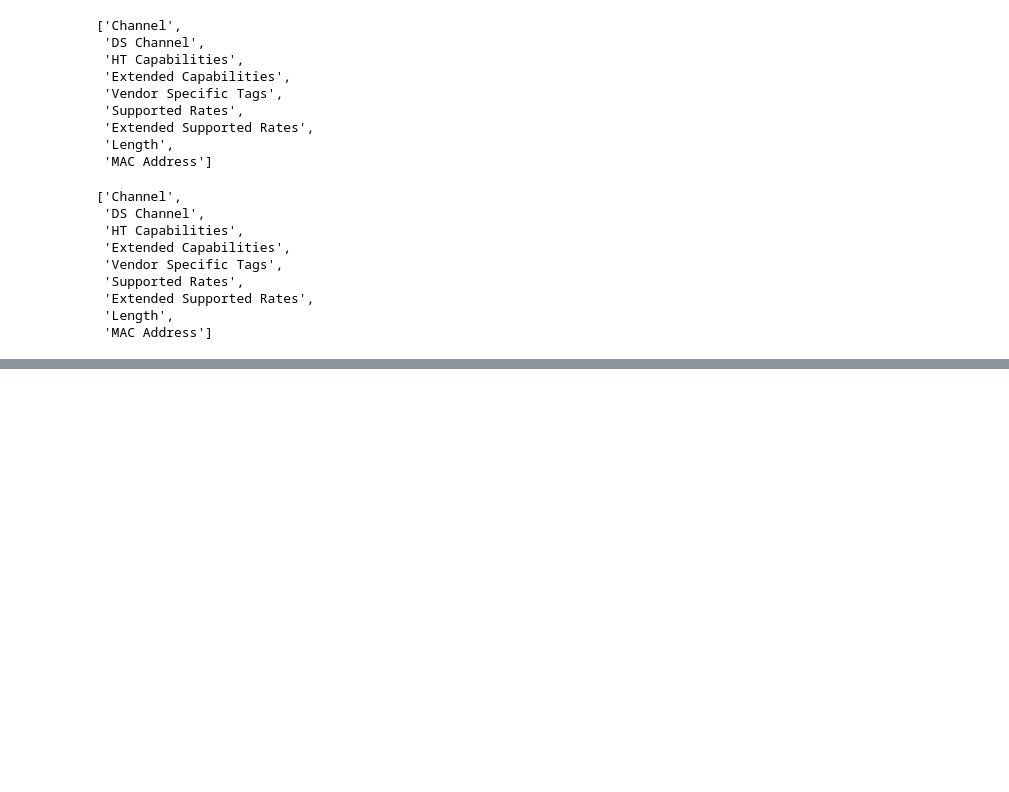
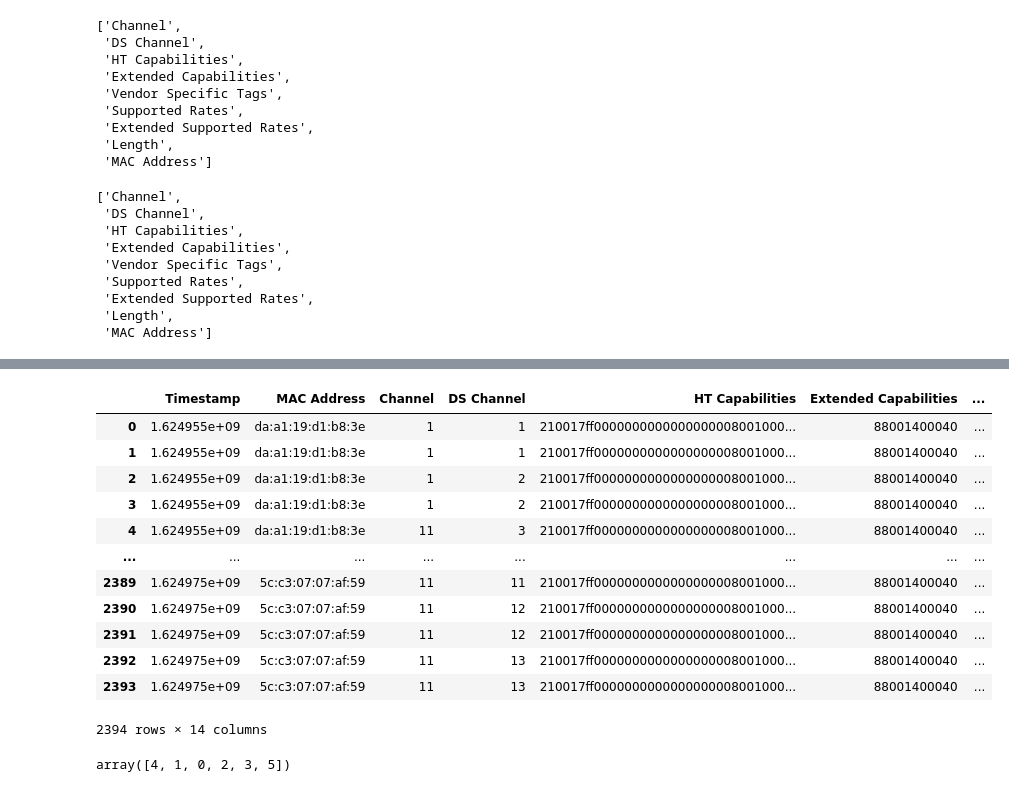
Before and after one commit to tugrul-kok/NMDA, a Jupyter notebook: HW3-MAC-De-Randomization/HW-3.ipynb, the cells around one changed output, grey strips where cells are left out. Cells and saved outputs as stored; diff of their text form; code cells hidden in the pictures; blank space fills up the shorter version.

```diff
--- a/HW3-MAC-De-Randomization/HW-3.ipynb
+++ b/HW3-MAC-De-Randomization/HW-3.ipynb
@@ -266,0 +250,5 @@ plot_heatmap(best_df, "Label", "Cluster ID")
+# %%
+# Read csv files from challenge-dataset, and assign each of them to a different dataframe
+directory = 'challenge-dataset'
+csv_files = [file for file in os.listdir(directory) if file.endswith('.csv')]
+challenge_dfs = [pd.read_csv(os.path.join(directory, file)) for file in csv_files]
@@ -266,0 +263,29 @@ plot_heatmap(best_df, "Label", "Cluster ID")
+# %%
+# Define K values (number of dataframes to select for each test set)
+K_values = [2, 3, 4, 5, 6]
+
+# Number of test sets to create
+num_test_sets = 5
+
+# Dictionary to store random selections for each test set
+random_dfs = {f"Test Set {i+1}": [] for i in range(num_test_sets)}
+
+# Loop through each test set
+for i in range(num_test_sets):
+    # Randomly select K dataframes for the current test set
+    for K in K_values:
+        random_indices = np.random.choice(len(challenge_dfs), K, replace=False)
+        selected_dfs = pd.DataFrame()
+        for index in random_indices:
+            selected_dfs = pd.concat([selected_dfs, challenge_dfs[index]], ignore_index=True)
+        random_dfs[f"Test Set {i+1}"].append(selected_dfs)
+
+# Convert random_dfs dictionary into a dataframe
+random_dfs_df = pd.DataFrame(random_dfs)
+
+# Display the second dataframe of the fourth test set
+test_set_index = 3  # Fourth test set (index is 3 because of zero-indexing)
+dataframe_index = 1  # Second dataframe (index is 1 because of zero-indexing)
+
+result_df = random_dfs_df.iloc[dataframe_index, test_set_index]
+print(result_df)
@@ -266,0 +324,22 @@ plot_heatmap(best_df, "Label", "Cluster ID")
+# %%
+# combine the two dataframe
+combined_df = pd.DataFrame()
+combined_df = pd.concat([combined_df, challenge_dfs[random_indices[0]]], ignore_index=True)
+# %% [output]
+|  | Timestamp | MAC Address | Channel | DS Channel | HT Capabilities | Extended Capabilities | ... |
+| 0 | 1.624955e+09 | da:a1:19:d1:b8:3e | 1 | 1 | 210017ff0000000000000000008001000... | 88001400040 | ... |
+| 1 | 1.624955e+09 | da:a1:19:d1:b8:3e | 1 | 1 | 210017ff0000000000000000008001000... | 88001400040 | ... |
+| 2 | 1.624955e+09 | da:a1:19:d1:b8:3e | 1 | 2 | 210017ff0000000000000000008001000... | 88001400040 | ... |
+| 3 | 1.624955e+09 | da:a1:19:d1:b8:3e | 1 | 2 | 210017ff0000000000000000008001000... | 88001400040 | ... |
+| 4 | 1.624955e+09 | da:a1:19:d1:b8:3e | 11 | 3 | 210017ff0000000000000000008001000... | 88001400040 | ... |
+| ... | ... | ... | ... | ... | ... | ... | ... |
+| 2389 | 1.624975e+09 | 5c:c3:07:07:af:59 | 11 | 11 | 210017ff0000000000000000008001000... | 88001400040 | ... |
+| 2390 | 1.624975e+09 | 5c:c3:07:07:af:59 | 11 | 12 | 210017ff0000000000000000008001000... | 88001400040 | ... |
+| 2391 | 1.624975e+09 | 5c:c3:07:07:af:59 | 11 | 12 | 210017ff0000000000000000008001000... | 88001400040 | ... |
+| 2392 | 1.624975e+09 | 5c:c3:07:07:af:59 | 11 | 13 | 210017ff0000000000000000008001000... | 88001400040 | ... |
+| 2393 | 1.624975e+09 | 5c:c3:07:07:af:59 | 11 | 13 | 210017ff0000000000000000008001000... | 88001400040 | ... |
+2394 rows × 14 columns
+# %%
+np.random.choice(len(challenge_dfs), 6, replace=False)
+# %% [output]
+array([4, 1, 0, 2, 3, 5])
```
Also changed, not shown: parts of 9 cells of this notebook.
